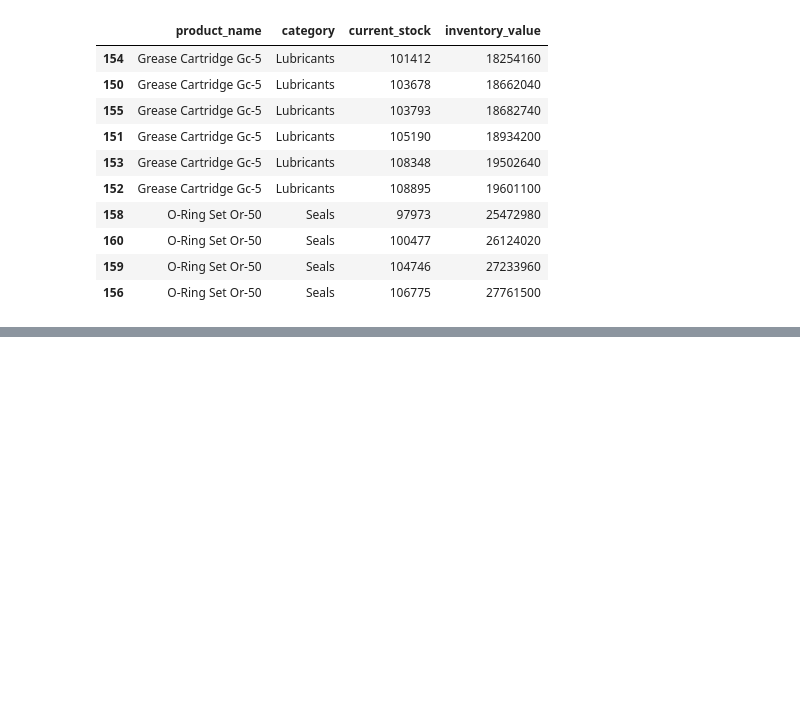
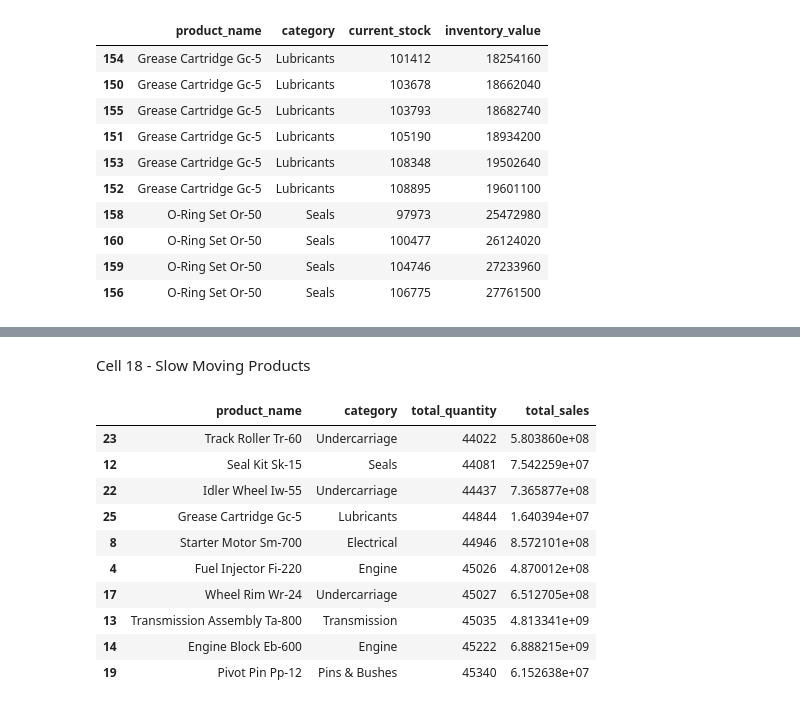
Before and after one commit to Riya-1923/Heavy-Supplier-Warehouse-Analytics, a Jupyter notebook: notebooks/Week3_Product_Inventory_Analysis.ipynb, the cells around one changed output, grey strips where cells are left out. Cells and saved outputs as stored; diff of their text form; code cells hidden in the pictures; blank space fills up the shorter version.

```diff
--- a/notebooks/Week3_Product_Inventory_Analysis.ipynb
+++ b/notebooks/Week3_Product_Inventory_Analysis.ipynb
@@ -185,0 +321,26 @@ bottom_inventory[[
+# %% [markdown]
+Cell 18 - Slow Moving Products
+# %%
+slow_moving = product_sales.sort_values(
+    by="total_quantity",
+    ascending=True
+).head(10)
+
+slow_moving[[
+    "product_name",
+    "category",
+    "total_quantity",
+    "total_sales"
+]]
+# %% [output]
+|  | product_name | category | total_quantity | total_sales |
+| 23 | Track Roller Tr-60 | Undercarriage | 44022 | 5.803860e+08 |
+| 12 | Seal Kit Sk-15 | Seals | 44081 | 7.542259e+07 |
+| 22 | Idler Wheel Iw-55 | Undercarriage | 44437 | 7.365877e+08 |
+| 25 | Grease Cartridge Gc-5 | Lubricants | 44844 | 1.640394e+07 |
+| 8 | Starter Motor Sm-700 | Electrical | 44946 | 8.572101e+08 |
+| 4 | Fuel Injector Fi-220 | Engine | 45026 | 4.870012e+08 |
+| 17 | Wheel Rim Wr-24 | Undercarriage | 45027 | 6.512705e+08 |
+| 13 | Transmission Assembly Ta-800 | Transmission | 45035 | 4.813341e+09 |
+| 14 | Engine Block Eb-600 | Engine | 45222 | 6.888215e+09 |
+| 19 | Pivot Pin Pp-12 | Pins & Bushes | 45340 | 6.152638e+07 |
```
Also changed, not shown: parts of 18 cells of this notebook.
